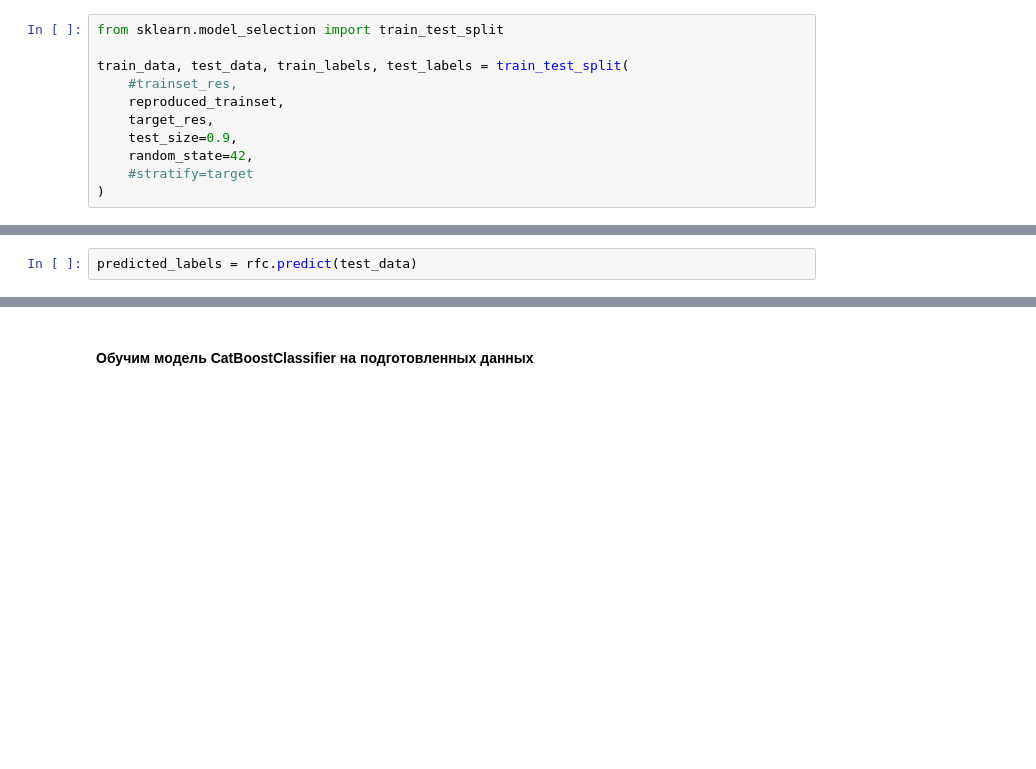
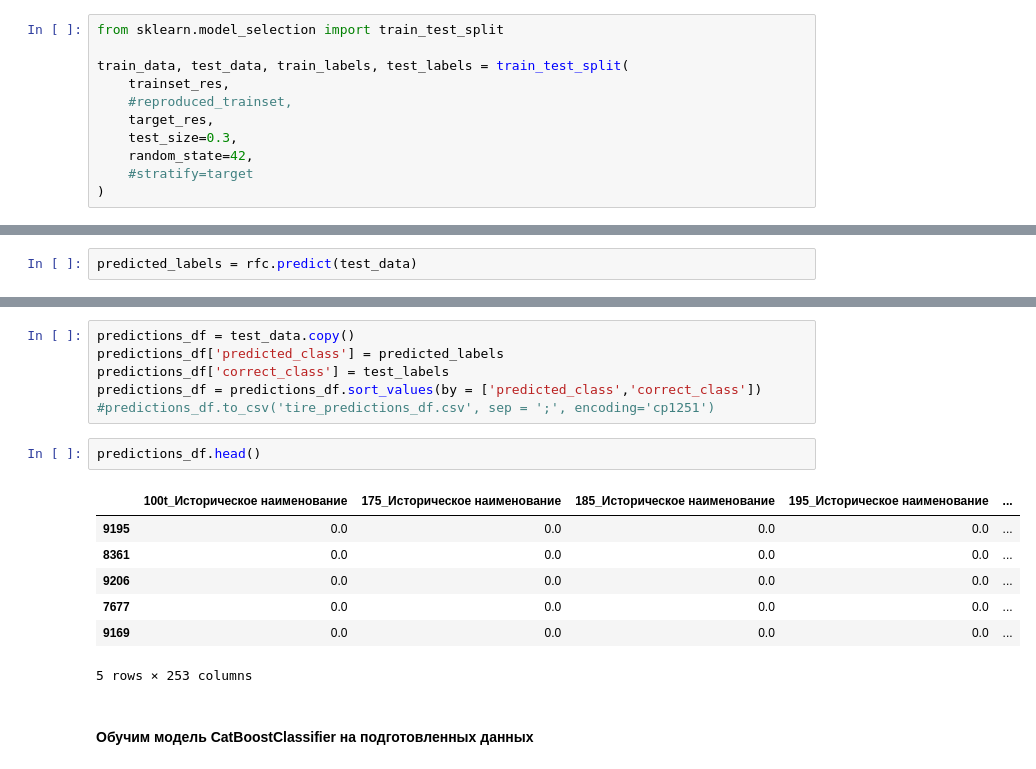
Before and after one commit to denisich2001/ml_classification_of_product_items, a Jupyter notebook: research/TNVED_classification.ipynb, the cells around one changed output, grey strips where cells are left out. Drawn from its saved outputs; the diff is of its cells as text; blank space fills up the shorter version.

```diff
--- a/research/TNVED_classification.ipynb
+++ b/research/TNVED_classification.ipynb
@@ -368,10 +417,10 @@ target_res.shape
 from sklearn.model_selection import train_test_split
 
 train_data, test_data, train_labels, test_labels = train_test_split(
-    #trainset_res,
-    reproduced_trainset,
+    trainset_res,
+    #reproduced_trainset,
     target_res,
-    test_size=0.9,
+    test_size=0.3,
     random_state=42,
     #stratify=target
 )
@@ -419,3 +506,19 @@ weighted avg       0.85      0.84      0.83     56309
+# %%
+predictions_df = test_data.copy()
+predictions_df['predicted_class'] = predicted_labels
+predictions_df['correct_class'] = test_labels
+predictions_df = predictions_df.sort_values(by = ['predicted_class','correct_class'])
+#predictions_df.to_csv('tire_predictions_df.csv', sep = ';', encoding='cp1251')
+# %%
+predictions_df.head()
+# %% [output]
+|  | 100t_Историческое наименование | 175_Историческое наименование | 185_Историческое наименование | 195_Историческое наименование | ... |
+| 9195 | 0.0 | 0.0 | 0.0 | 0.0 | ... |
+| 8361 | 0.0 | 0.0 | 0.0 | 0.0 | ... |
+| 9206 | 0.0 | 0.0 | 0.0 | 0.0 | ... |
+| 7677 | 0.0 | 0.0 | 0.0 | 0.0 | ... |
+| 9169 | 0.0 | 0.0 | 0.0 | 0.0 | ... |
+5 rows × 253 columns
 # %% [markdown]
 #### Обучим модель CatBoostClassifier на подготовленных данных
 # %%
```
Also changed, not shown: parts of 23 cells of this notebook, 5 other files.
